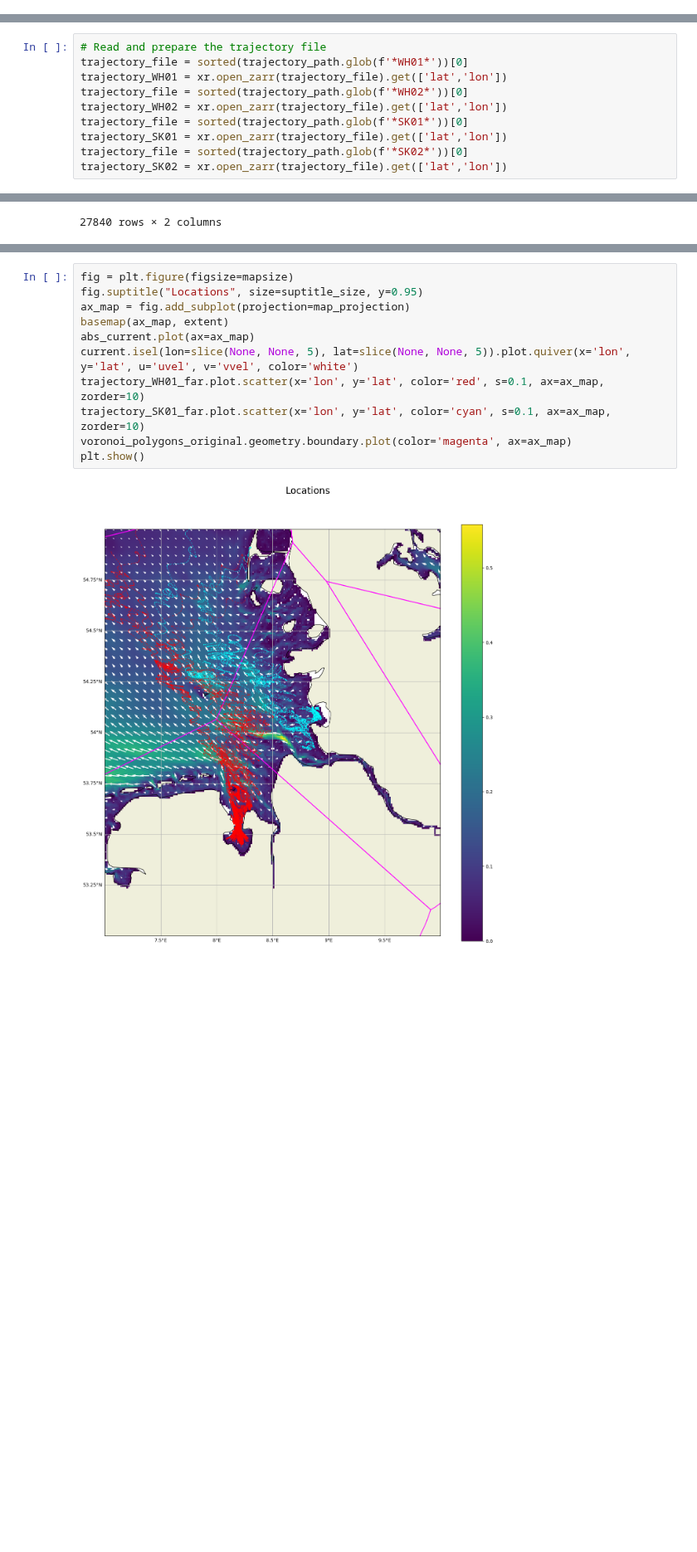
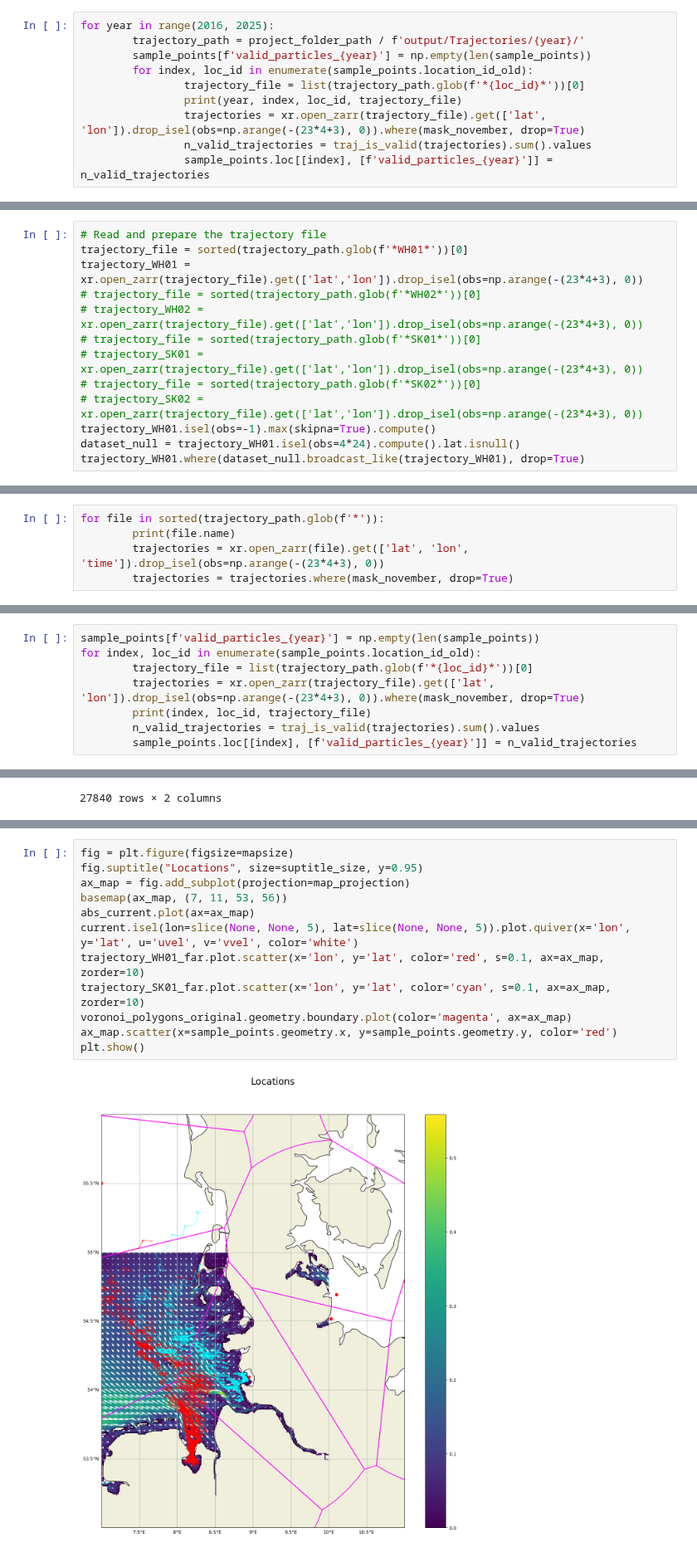
Before and after one commit to geomar-od-lagrange/2025_copepods, a Jupyter notebook: notebooks/north_sea_station_compaison.ipynb, the cells around one changed output, grey strips where cells are left out. Shown at 83% size. Cells and saved outputs as stored; diff of their text form; blank space fills up the shorter version.

```diff
--- a/notebooks/north_sea_station_compaison.ipynb
+++ b/notebooks/north_sea_station_compaison.ipynb
@@ -36,0 +53,10 @@ voronoi_polygons_original = gpd.read_file(voronoi_polygons_original_file_path)
+# %%
+for year in range(2016, 2025):
+        trajectory_path = project_folder_path / f'output/Trajectories/{year}/'
+        sample_points[f'valid_particles_{year}'] = np.empty(len(sample_points))
+        for index, loc_id in enumerate(sample_points.location_id_old):
+                trajectory_file = list(trajectory_path.glob(f'*{loc_id}*'))[0]
+                print(year, index, loc_id, trajectory_file)
+                trajectories = xr.open_zarr(trajectory_file).get(['lat', 'lon']).drop_isel(obs=np.arange(-(23*4+3), 0)).where(mask_november, drop=True)
+                n_valid_trajectories = traj_is_valid(trajectories).sum().values
+                sample_points.loc[[index], [f'valid_particles_{year}']] = n_valid_trajectories
@@ -75,10 +121,13 @@ abs_current = (current.uvel**2 + current.vvel**2)**(1/2)
 # %%
 # Read and prepare the trajectory file
 trajectory_file = sorted(trajectory_path.glob(f'*WH01*'))[0]
-trajectory_WH01 = xr.open_zarr(trajectory_file).get(['lat','lon'])
-trajectory_file = sorted(trajectory_path.glob(f'*WH02*'))[0]
-trajectory_WH02 = xr.open_zarr(trajectory_file).get(['lat','lon'])
-trajectory_file = sorted(trajectory_path.glob(f'*SK01*'))[0]
-trajectory_SK01 = xr.open_zarr(trajectory_file).get(['lat','lon'])
-trajectory_file = sorted(trajectory_path.glob(f'*SK02*'))[0]
-trajectory_SK02 = xr.open_zarr(trajectory_file).get(['lat','lon'])
+trajectory_WH01 = xr.open_zarr(trajectory_file).get(['lat','lon']).drop_isel(obs=np.arange(-(23*4+3), 0))
+# trajectory_file = sorted(trajectory_path.glob(f'*WH02*'))[0]
+# trajectory_WH02 = xr.open_zarr(trajectory_file).get(['lat','lon']).drop_isel(obs=np.arange(-(23*4+3), 0))
+# trajectory_file = sorted(trajectory_path.glob(f'*SK01*'))[0]
+# trajectory_SK01 = xr.open_zarr(trajectory_file).get(['lat','lon']).drop_isel(obs=np.arange(-(23*4+3), 0))
+# trajectory_file = sorted(trajectory_path.glob(f'*SK02*'))[0]
+# trajectory_SK02 = xr.open_zarr(trajectory_file).get(['lat','lon']).drop_isel(obs=np.arange(-(23*4+3), 0))
+trajectory_WH01.isel(obs=-1).max(skipna=True).compute()
+dataset_null = trajectory_WH01.isel(obs=4*24).compute().lat.isnull()
+trajectory_WH01.where(dataset_null.broadcast_like(trajectory_WH01), drop=True)
@@ -84,0 +185,5 @@ trajectory_SK02 = xr.open_zarr(trajectory_file).get(['lat','lon'])
+# %%
+for file in sorted(trajectory_path.glob(f'*')):
+        print(file.name)
+        trajectories = xr.open_zarr(file).get(['lat', 'lon', 'time']).drop_isel(obs=np.arange(-(23*4+3), 0))
+        trajectories = trajectories.where(mask_november, drop=True)
@@ -84,0 +210,8 @@ trajectory_SK02 = xr.open_zarr(trajectory_file).get(['lat','lon'])
+# %%
+sample_points[f'valid_particles_{year}'] = np.empty(len(sample_points))
+for index, loc_id in enumerate(sample_points.location_id_old):
+        trajectory_file = list(trajectory_path.glob(f'*{loc_id}*'))[0]
+        trajectories = xr.open_zarr(trajectory_file).get(['lat', 'lon']).drop_isel(obs=np.arange(-(23*4+3), 0)).where(mask_november, drop=True)
+        print(index, loc_id, trajectory_file)
+        n_valid_trajectories = traj_is_valid(trajectories).sum().values
+        sample_points.loc[[index], [f'valid_particles_{year}']] = n_valid_trajectories
@@ -129,16 +307,17 @@ gdf_WH01
 # %%
 fig = plt.figure(figsize=mapsize)
 fig.suptitle("Locations", size=suptitle_size, y=0.95)
 ax_map = fig.add_subplot(projection=map_projection)
-basemap(ax_map, extent)
+basemap(ax_map, (7, 11, 53, 56))
 abs_current.plot(ax=ax_map)
 current.isel(lon=slice(None, None, 5), lat=slice(None, None, 5)).plot.quiver(x='lon', y='lat', u='uvel', v='vvel', color='white')
 trajectory_WH01_far.plot.scatter(x='lon', y='lat', color='red', s=0.1, ax=ax_map, zorder=10)
 trajectory_SK01_far.plot.scatter(x='lon', y='lat', color='cyan', s=0.1, ax=ax_map, zorder=10)
 voronoi_polygons_original.geometry.boundary.plot(color='magenta', ax=ax_map)
+ax_map.scatter(x=sample_points.geometry.x, y=sample_points.geometry.y, color='red')
 plt.show()
 # %% [output]
-[figure, old version]
+[figure, new version]
 # %%
 fig = plt.figure(figsize=mapsize)
 fig.suptitle("Locations", size=suptitle_size, y=0.95)
```
Also changed, not shown: parts of 14 cells of this notebook, 3 other files.
